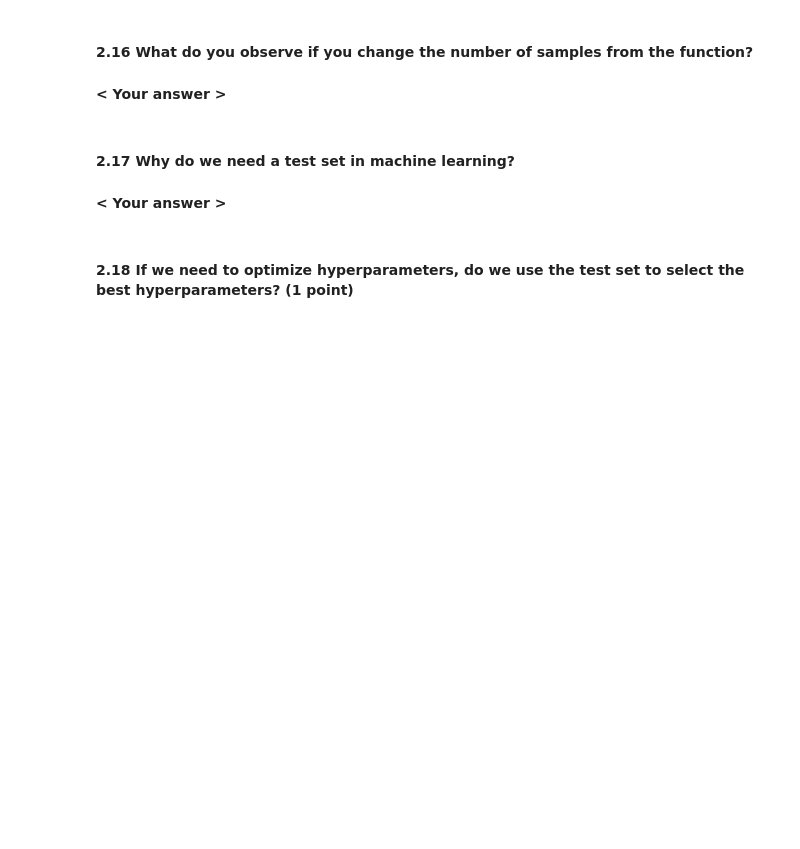
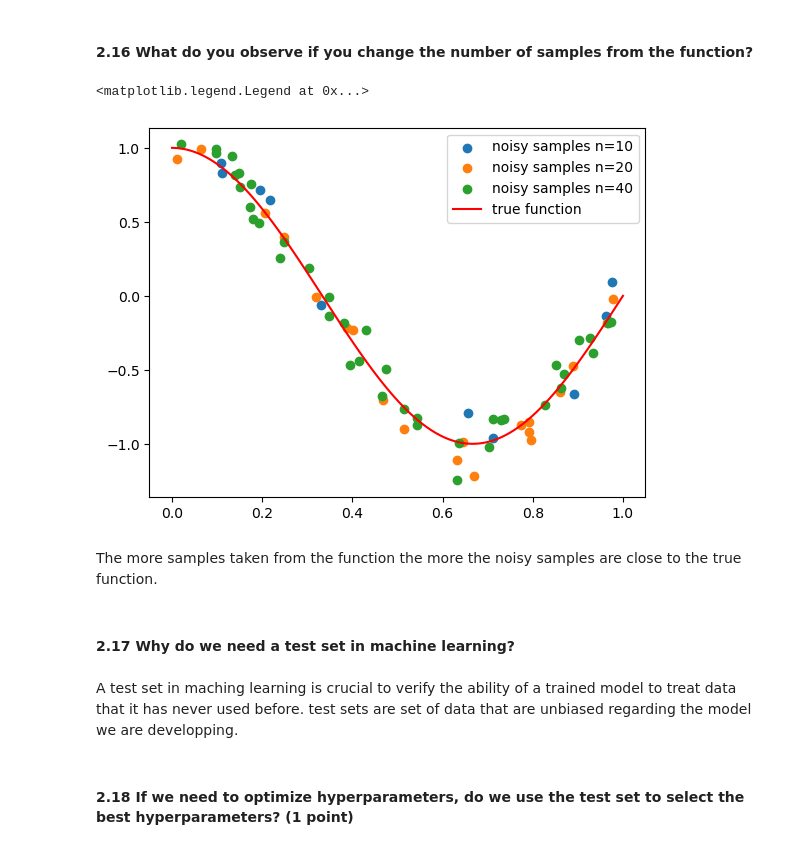
Before and after one commit to AloIsCoding/modeling-lab-project, a Jupyter notebook: Block 3/theory_assignment.ipynb, the cells around one changed output. Drawn from its saved outputs; the diff is of its cells as text; code cells hidden in the pictures; blank space fills up the shorter version.

```diff
--- a/Block 3/theory_assignment.ipynb
+++ b/Block 3/theory_assignment.ipynb
@@ -362,0 +394,30 @@ plt.legend()
+# %%
+degrees = [1, 2, 16]
+lambdas = [0, 1e-3, 1e-2, 1]
+
+plt.figure(figsize=(10, 6))  # make the figure a bit larger
+
+for i, d in enumerate(degrees):
+    for j, lam in enumerate(lambdas):
+        if lam == 0:  # ordinary least squares
+            model = Pipeline([
+                ('polynomial', PolynomialFeatures(degree=d, include_bias=False)),
+                ("linear_regression", LinearRegression())
+            ])
+        else:
+            model = Pipeline([
+                ("polynomial", PolynomialFeatures(degree=d, include_bias=False)),
+                ("ridge", Ridge(alpha=lam))
+            ])
+
+        model.fit(X[:, None], y)
+        y_prediction = model.predict(X_test[:, None])
+        plt.plot(X_test, y_prediction, lw=1.2, label=f'λ={lam:g}')  # thinner lines + simpler label
+    plt.scatter(X, y, color='black', label='noisy samples')
+    plt.plot(X_test, true_function(X_test), 'r--', lw=2, label='true function')
+    plt.legend(bbox_to_anchor=(1.05, 1), loc='upper left', fontsize='small', ncol=1)
+    plt.xlabel("x")
+    plt.ylabel("y")
+    plt.title(f'model for degree={d}')
+    plt.tight_layout()
+    plt.show()
@@ -363,10 +430,23 @@ plt.legend()
 # %% [markdown]
 #### 2.16 What do you observe if you change the number of samples from the function?
-# %% [markdown]
-__< Your answer >__
+# %%
+n_samples = [10,20,40] # the number of points we will sample from true_function
+degrees = [1, 2, 16] # the polynomial degrees we will test
+for i, sampl in enumerate(n_samples):
+    X = np.sort(np.random.rand(sampl))
+    y = true_function(X) + np.random.randn(sampl) * 0.1 # add some scaled random noise
+    plt.scatter(X, y, label=f'noisy samples n={sampl}')
+
+plt.plot(X_test, true_function(X_test), c='r', label='true function')
+plt.legend()
+# %% [output]
+<matplotlib.legend.Legend at 0x...>
+[figure, added]
+# %% [markdown]
+The more samples taken from the function the more the noisy samples are close to the true function.
 # %% [markdown]
 #### 2.17 Why do we need a test set in machine learning?
-# %% [markdown]
-__< Your answer >__
+# %% [markdown]
+A test set in maching learning is crucial to verify the ability of a trained model to treat data that it has never used before. test sets are set of data that are unbiased regarding the model we are developping.
 # %% [markdown]
 #### 2.18 If we need to optimize hyperparameters, do we use the test set to select the best hyperparameters? (1 point)
```
Also changed, not shown: parts of 18 cells of this notebook.
